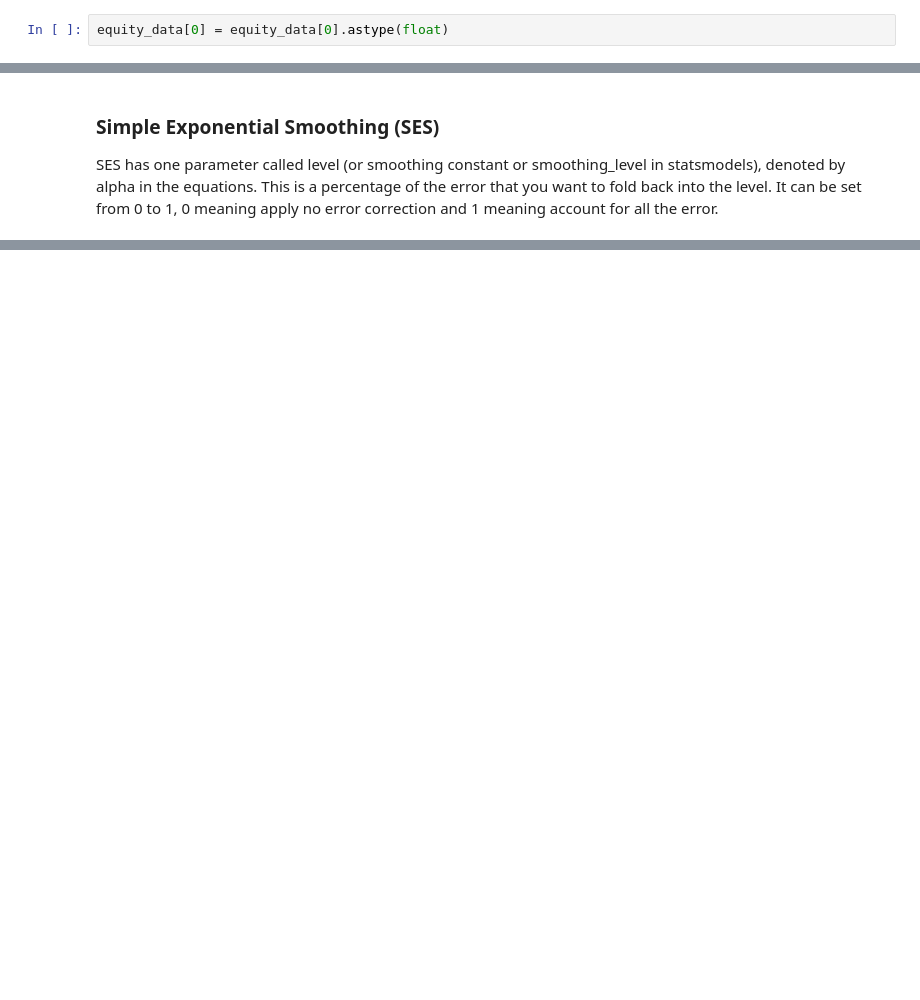
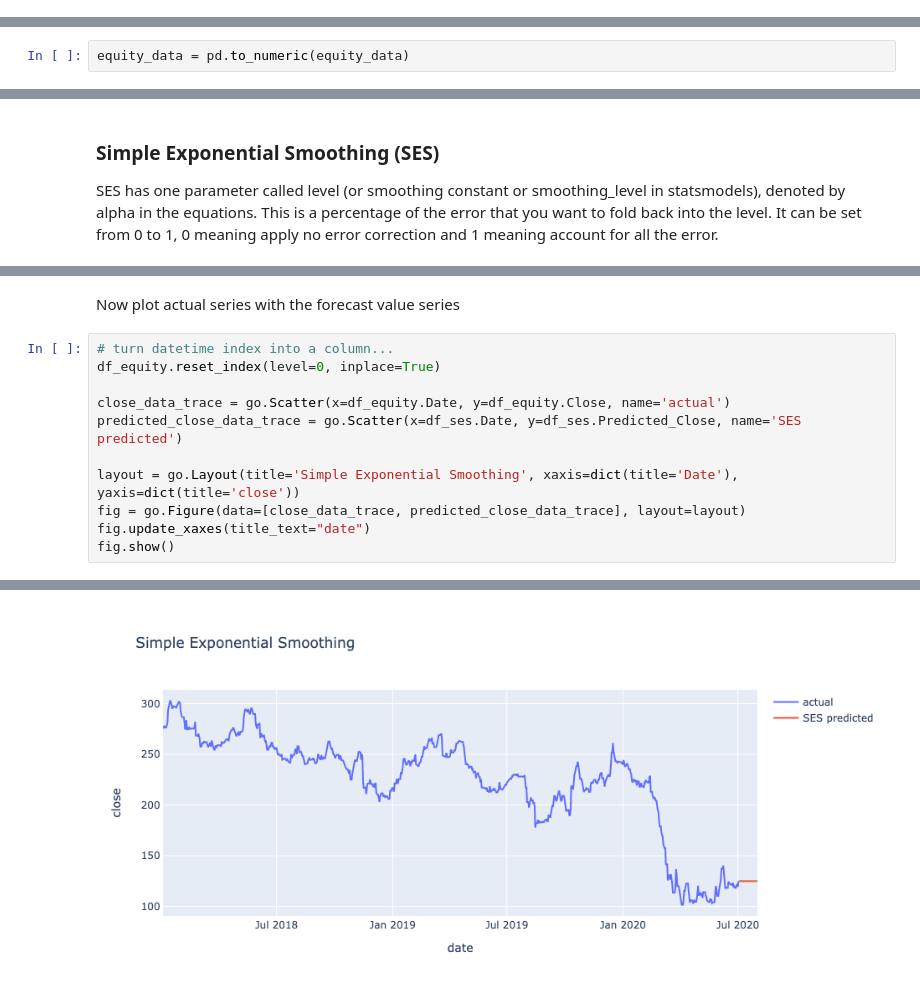
Before and after one commit to chriseisbrown/kaggle, a Jupyter notebook: time-series/ts_data_fix.ipynb, the cells around one changed output, grey strips where cells are left out. Saved outputs shown, nothing was run; the diff lists cells and outputs as text; blank space fills up the shorter version.

Commit message:
added SES graph
fixed SES data type as float

```diff
--- a/time-series/ts_data_fix.ipynb
+++ b/time-series/ts_data_fix.ipynb
@@ -110,5 +110,3 @@ Date
 2020-07-01    119.449997
 2020-07-02    125.000000
 Name: Close, dtype: object
-# %%
-equity_data[0] = equity_data[0].astype(float)
@@ -116,0 +113,2 @@ AttributeError: 'str' object has no attribute 'astype'
+# %%
+equity_data = pd.to_numeric(equity_data)
@@ -134,0 +144,14 @@ df_ses.head()
+# %% [markdown]
+Now plot actual series with the forecast value series
+# %%
+# turn datetime index into a column...
+df_equity.reset_index(level=0, inplace=True)
+
+close_data_trace = go.Scatter(x=df_equity.Date, y=df_equity.Close, name='actual')
+predicted_close_data_trace = go.Scatter(x=df_ses.Date, y=df_ses.Predicted_Close, name='SES predicted')
+
+layout = go.Layout(title='Simple Exponential Smoothing', xaxis=dict(title='Date'), yaxis=dict(title='close'))
+fig = go.Figure(data=[close_data_trace, predicted_close_data_trace], layout=layout)
+fig.update_xaxes(title_text="date")
+fig.show()
+# %% [output]
@@ -134,0 +159 @@ df_ses.head()
+[figure, added]
```
Also changed, not shown: parts of 6 cells of this notebook.
